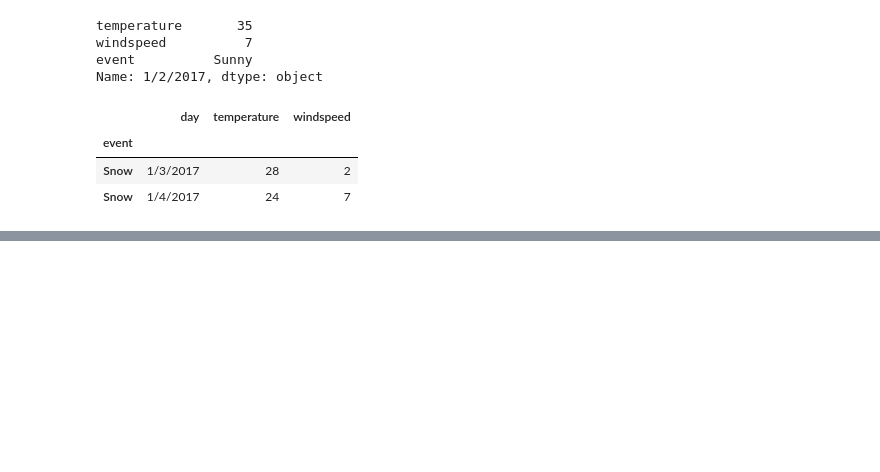
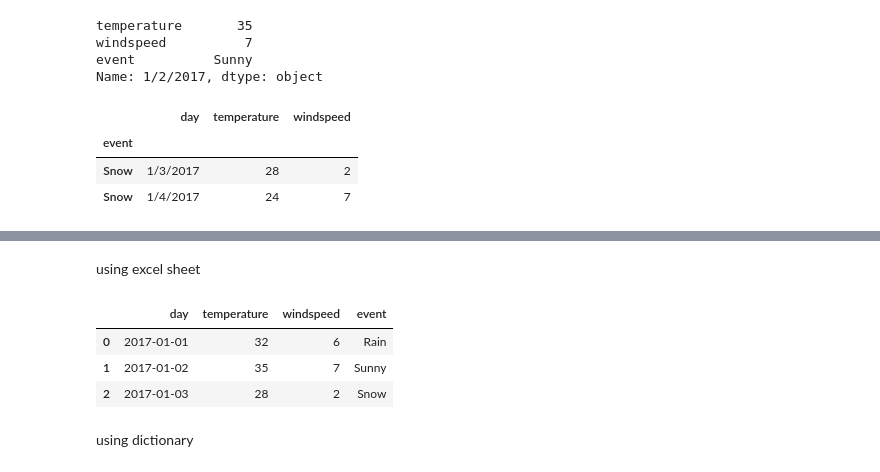
Before and after one commit to mahnamnasir/Data-Science, a Jupyter notebook: Data_Visualization.ipynb, the cells around one changed output, grey strips where cells are left out. Drawn from its saved outputs; the diff is of its cells as text; code cells hidden in the pictures; blank space fills up the shorter version.

```diff
--- a/Data_Visualization.ipynb
+++ b/Data_Visualization.ipynb
@@ -200,0 +216,12 @@ df.loc['Snow']
+# %% [markdown]
+using excel sheet
+# %%
+df = pd.read_excel("/content/weather_data.xlsx","Sheet1")
+df
+# %% [output]
+|  | day | temperature | windspeed | event |
+| 0 | 2017-01-01 | 32 | 6 | Rain |
+| 1 | 2017-01-02 | 35 | 7 | Sunny |
+| 2 | 2017-01-03 | 28 | 2 | Snow |
+# %% [markdown]
+using dictionary
```
Also changed, not shown: parts of 11 cells of this notebook.
